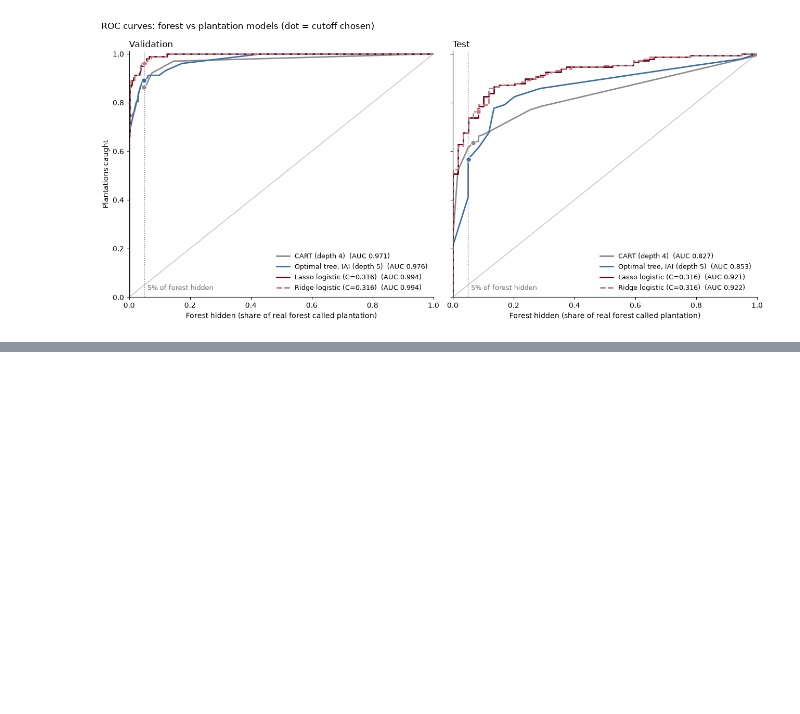
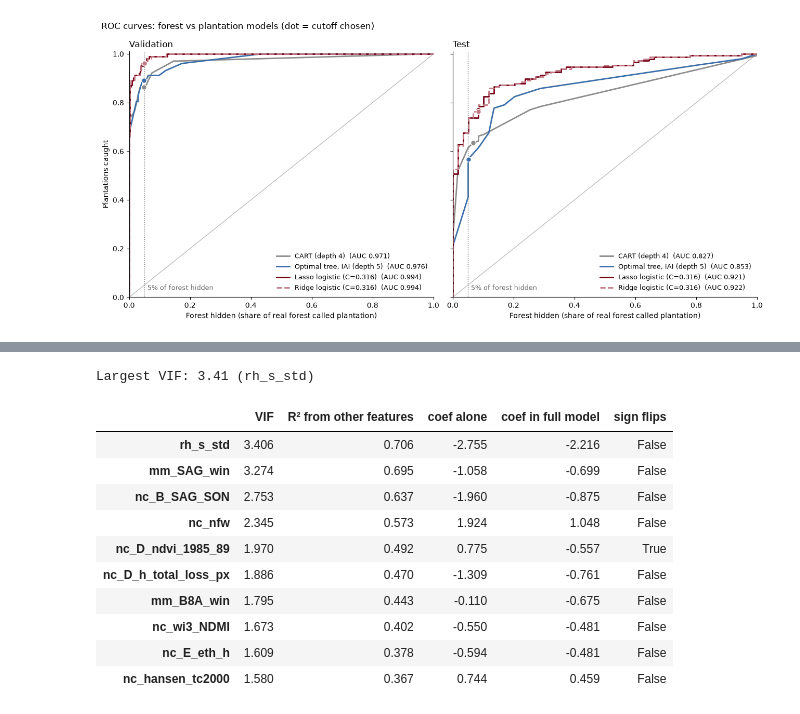
Before and after one commit to clement-docteur/mit_cropin_alab, a Jupyter notebook: models/interpretable_model_V1_less_features.ipynb, the cells around one changed output, grey strips where cells are left out. Cells and saved outputs as stored; diff of their text form; code cells hidden in the pictures; blank space fills up the shorter version.

```diff
--- a/models/interpretable_model_V1_less_features.ipynb
+++ b/models/interpretable_model_V1_less_features.ipynb
@@ -302,0 +319,27 @@ plt.show()
+# %%
+R = train[X_cols].corr().to_numpy()                        # Pearson correlations, training points
+Ztr = StandardScaler().fit(train[X_cols])
+Xz, yz = Ztr.transform(train[X_cols]), train[y].to_numpy()
+plain = lambda: LogisticRegression(C=np.inf, max_iter=5000)  # no penalty, as in section 4
+collin = pd.DataFrame({
+    'VIF': np.diag(np.linalg.inv(R)),
+    'R² from other features': 1 - 1 / np.diag(np.linalg.inv(R)),
+    'coef alone': [plain().fit(Xz[:, [i]], yz).coef_[0][0] for i in range(len(X_cols))],
+    'coef in full model': plain().fit(Xz, yz).coef_[0],
+}, index=X_cols)
+collin['sign flips'] = np.sign(collin['coef alone']) != np.sign(collin['coef in full model'])
+print(f'Largest VIF: {collin.VIF.max():.2f} ({collin.VIF.idxmax()})')
+collin.sort_values('VIF', ascending=False).round(3)
+# %% [output]
+Largest VIF: 3.41 (rh_s_std)
+|  | VIF | R² from other features | coef alone | coef in full model | sign flips |
+| rh_s_std | 3.406 | 0.706 | -2.755 | -2.216 | False |
+| mm_SAG_win | 3.274 | 0.695 | -1.058 | -0.699 | False |
+| nc_B_SAG_SON | 2.753 | 0.637 | -1.960 | -0.875 | False |
+| nc_nfw | 2.345 | 0.573 | 1.924 | 1.048 | False |
+| nc_D_ndvi_1985_89 | 1.970 | 0.492 | 0.775 | -0.557 | True |
+| nc_D_h_total_loss_px | 1.886 | 0.470 | -1.309 | -0.761 | False |
+| mm_B8A_win | 1.795 | 0.443 | -0.110 | -0.675 | False |
+| nc_wi3_NDMI | 1.673 | 0.402 | -0.550 | -0.481 | False |
+| nc_E_eth_h | 1.609 | 0.378 | -0.594 | -0.481 | False |
+| nc_hansen_tc2000 | 1.580 | 0.367 | 0.744 | 0.459 | False |
```
Also changed, not shown: parts of 11 cells of this notebook, 4 other files.
